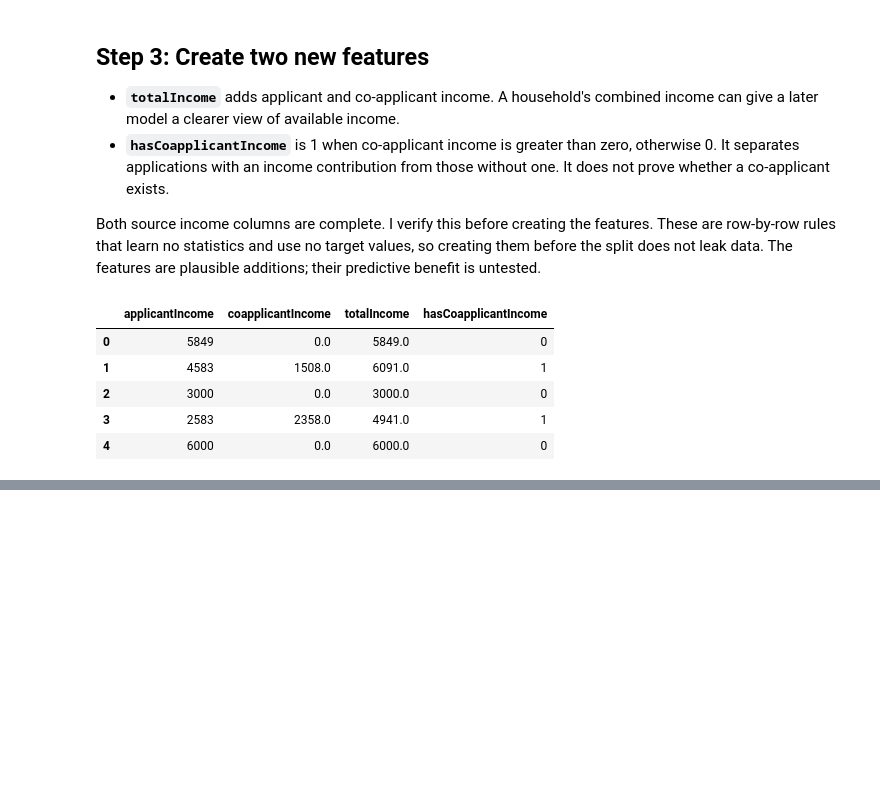
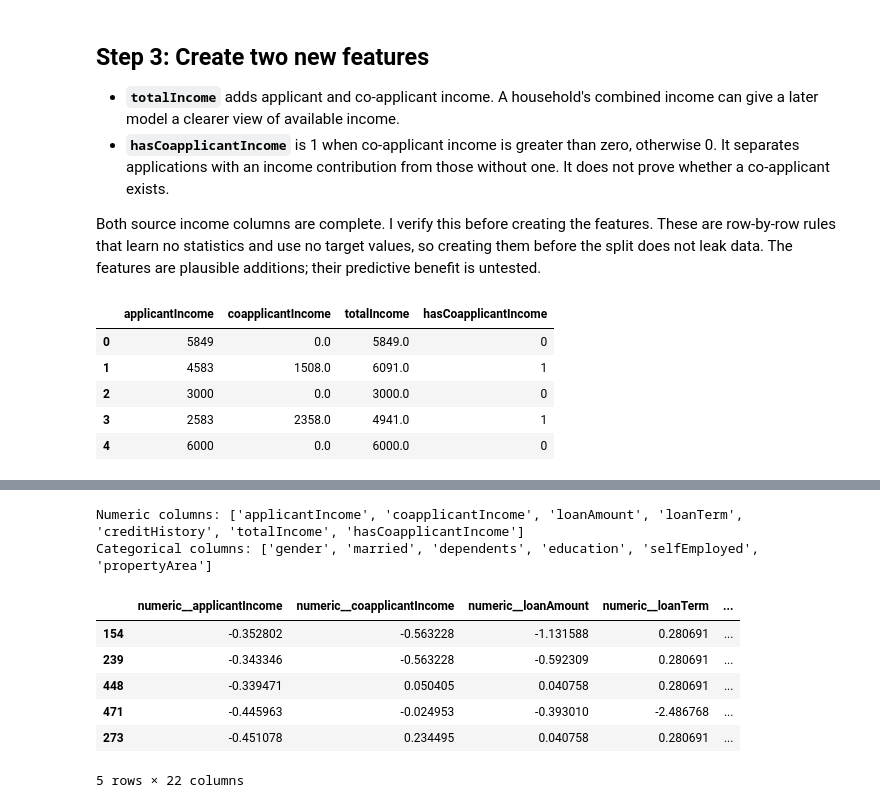
Before and after one commit to fayzliaqat/week2-data-preparation, a Jupyter notebook: week2_data_preparation.ipynb, the cells around one changed output, grey strips where cells are left out. Drawn from its saved outputs; the diff is of its cells as text; code cells hidden in the pictures; blank space fills up the shorter version.

Commit message:
Add train-only preprocessing and validated data splits

```diff
--- a/week2_data_preparation.ipynb
+++ b/week2_data_preparation.ipynb
@@ -306,0 +329,20 @@ display(loanData[[
+# %%
+XTrainRaw, XTestRaw, y_train, y_test = train_test_split(
+    X, y, test_size=0.20, random_state=42, stratify=y
+)
+
+print("Training inputs:", XTrainRaw.shape, "Training target:", y_train.shape)
+print("Test inputs:", XTestRaw.shape, "Test target:", y_test.shape)
+
+classCounts = pd.DataFrame({
+    "fullCount": y.value_counts(),
+    "trainCount": y_train.value_counts(),
+    "testCount": y_test.value_counts()
+}).sort_index()
+classProportions = pd.DataFrame({
+    "fullPercent": y.value_counts(normalize=True) * 100,
+    "trainPercent": y_train.value_counts(normalize=True) * 100,
+    "testPercent": y_test.value_counts(normalize=True) * 100
+}).sort_index().round(2)
+display(classCounts)
+display(classProportions)
@@ -306,0 +375,38 @@ display(loanData[[
+# %%
+numericColumns = XTrainRaw.select_dtypes(include="number").columns.tolist()
+categoricalColumns = XTrainRaw.select_dtypes(include="object").columns.tolist()
+
+numericPipeline = Pipeline([
+    ("imputer", SimpleImputer(strategy="median")),
+    ("scaler", StandardScaler())
+])
+categoricalPipeline = Pipeline([
+    ("imputer", SimpleImputer(strategy="most_frequent")),
+    ("encoder", OneHotEncoder(handle_unknown="ignore", sparse_output=False))
+])
+
+preprocessor = ColumnTransformer([
+    ("numeric", numericPipeline, numericColumns),
+    ("categorical", categoricalPipeline, categoricalColumns)
+])
+
+X_train = preprocessor.fit_transform(XTrainRaw)
+X_test = preprocessor.transform(XTestRaw)
+
+featureNames = preprocessor.get_feature_names_out()
+X_train = pd.DataFrame(X_train, columns=featureNames, index=XTrainRaw.index)
+X_test = pd.DataFrame(X_test, columns=featureNames, index=XTestRaw.index)
+
+print("Numeric columns:", numericColumns)
+print("Categorical columns:", categoricalColumns)
+display(X_train.head())
+# %% [output]
+Numeric columns: ['applicantIncome', 'coapplicantIncome', 'loanAmount', 'loanTerm', 'creditHistory', 'totalIncome', 'hasCoapplicantIncome']
+Categorical columns: ['gender', 'married', 'dependents', 'education', 'selfEmployed', 'propertyArea']
+|  | numeric__applicantIncome | numeric__coapplicantIncome | numeric__loanAmount | numeric__loanTerm | ... |
+| 154 | -0.352802 | -0.563228 | -1.131588 | 0.280691 | ... |
+| 239 | -0.343346 | -0.563228 | -0.592309 | 0.280691 | ... |
+| 448 | -0.339471 | 0.050405 | 0.040758 | 0.280691 | ... |
+| 471 | -0.445963 | -0.024953 | -0.393010 | -2.486768 | ... |
+| 273 | -0.451078 | 0.234495 | 0.040758 | 0.280691 | ... |
+5 rows × 22 columns
```
Also changed, not shown: parts of 11 cells of this notebook, 5 other files.
